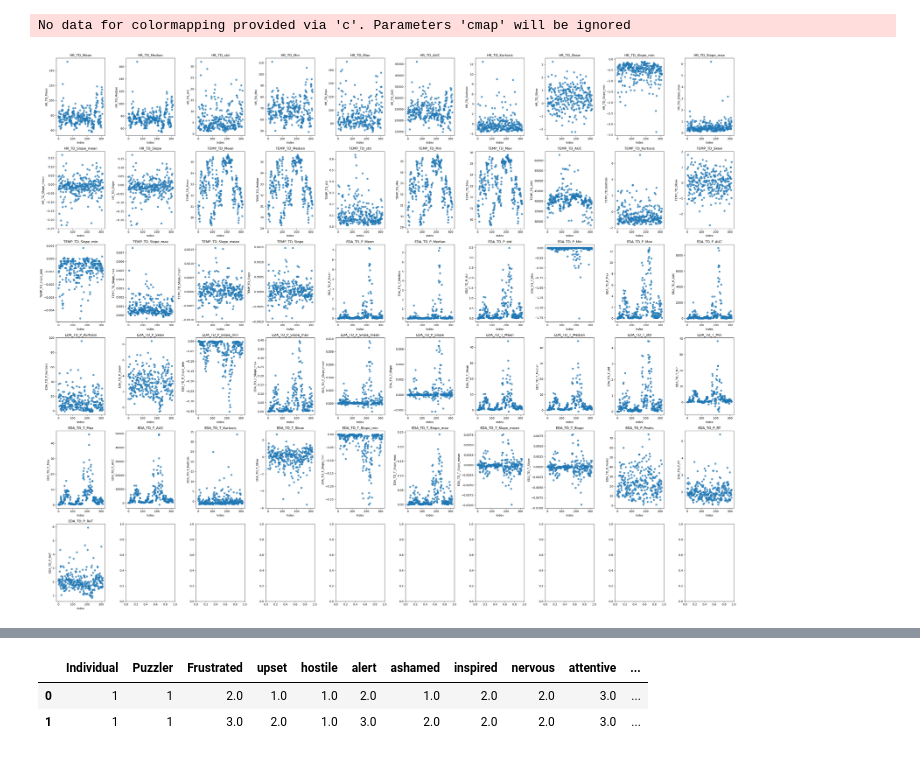
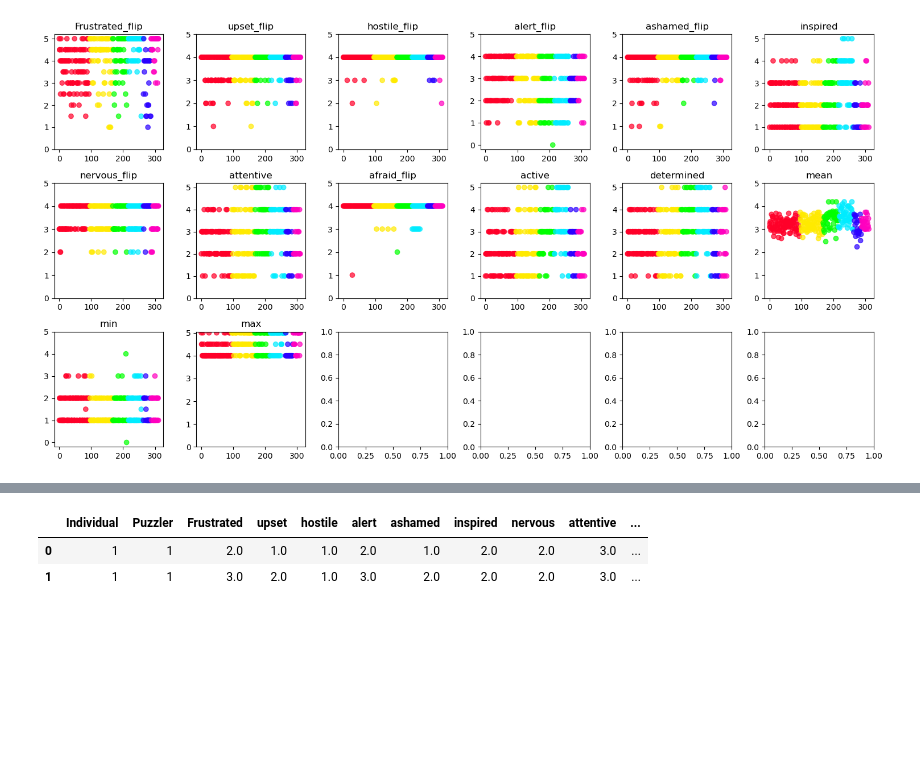
Before and after one commit to viktorseba/CDA, a Jupyter notebook: Case2/initial_look.ipynb, the cells around one changed output, grey strips where cells are left out. Saved outputs shown, nothing was run; the diff lists cells and outputs as text; code cells hidden in the pictures; blank space fills up the shorter version.

Commit message:
Data by cohort

```diff
--- a/Case2/initial_look.ipynb
+++ b/Case2/initial_look.ipynb
@@ -11,3 +11,6 @@ dataPath = path / "data" / "HR_data.csv" #path.parent
 
 data = pd.read_csv(dataPath)
 set(data.dtypes)
+
+data.sort_values(['Cohort', 'Round', 'Phase'], inplace=True)
+data.reset_index(drop=True, inplace=True)
@@ -43,3 +81,3 @@ Data_type
 # %%
-fig, ax = plt.subplots(1, 1, figsize=(24,20))
-sns.heatmap(Data_results.corr(), ax=ax, cmap="gist_rainbow");
+# fig, ax = plt.subplots(1, 1, figsize=(24,20))
+# sns.heatmap(Data_results.corr(), ax=ax, cmap="gist_rainbow");
@@ -48,26 +84,34 @@ sns.heatmap(Data_results.corr(), ax=ax, cmap="gist_rainbow");
 # %%
-fig, axes = plt.subplots(nrows=6, ncols=10, figsize=(35, 28))
-axes = axes.flatten()
+import math
+def plotstuff(data,c=Data_type['Cohort'].values,fix=False):
+    num_cols = 6
+    fig, axes = plt.subplots(nrows= math.ceil(len(data.columns) / num_cols), ncols=num_cols, figsize=(15, 8))
+    axes = axes.flatten()
 
-columns_to_plot = [col for col in Data_results.columns]
+    for i, col in enumerate(data.columns):
+        ax = axes[i]
 
-for i, col in enumerate(columns_to_plot):
-    ax = axes[i]
+        scatter = ax.scatter(
+            data.index,
+            data[col],
+            c = c,
+            cmap='gist_rainbow',
+            alpha=0.7
+        )
 
-    scatter = ax.scatter(
-        Data_results.index,
-        Data_results[col],
-        # c = Data_type['Round'],
-        cmap='bwr',
-        alpha=0.7
-    )
+        ax.set_title(col)
+        if fix:
+            ax.set_yticks(range(0, 6))
 
-    ax.set_title(col)
-    ax.set_xlabel('Index')
-    ax.set_ylabel(col)
+    plt.tight_layout()
+    plt.show()
 
-plt.tight_layout()
-plt.show()
+# plotstuff(Data_results.iloc[:,:12])
+# plotstuff(Data_results.iloc[:,12:24])
+# plotstuff(Data_results.iloc[:,24:36])
+# plotstuff(Data_results.iloc[:,36:48])
+# plotstuff(Data_results.iloc[:,48:])
+
+plotstuff(Data_answers,fix=True)
 # %% [output]
-No data for colormapping provided via 'c'. Parameters 'cmap' will be ignored
-[figure, old version]
+[figure, new version]
```
Also changed, not shown: parts of 4 cells of this notebook, 1 other file.
